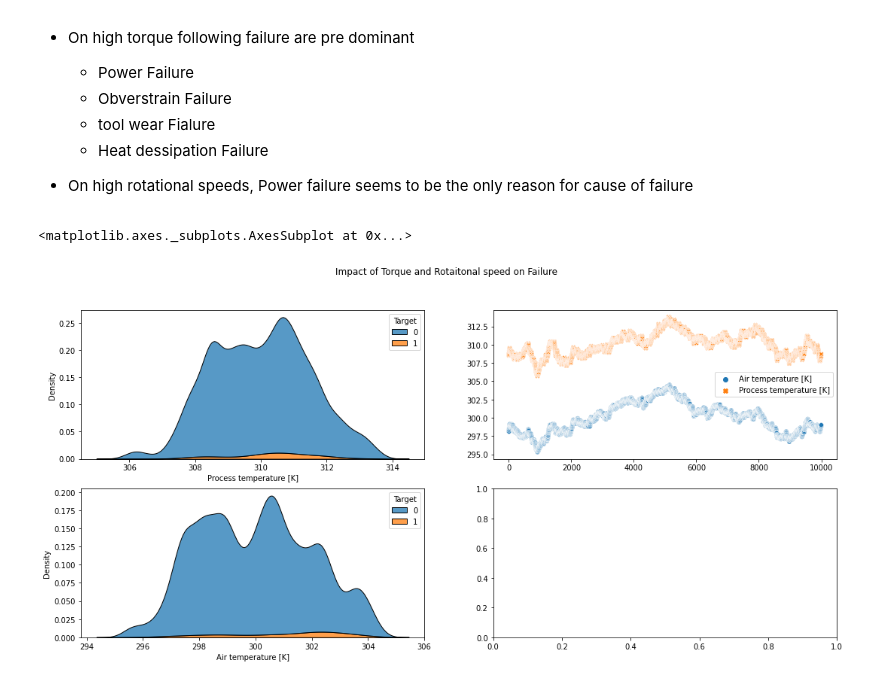
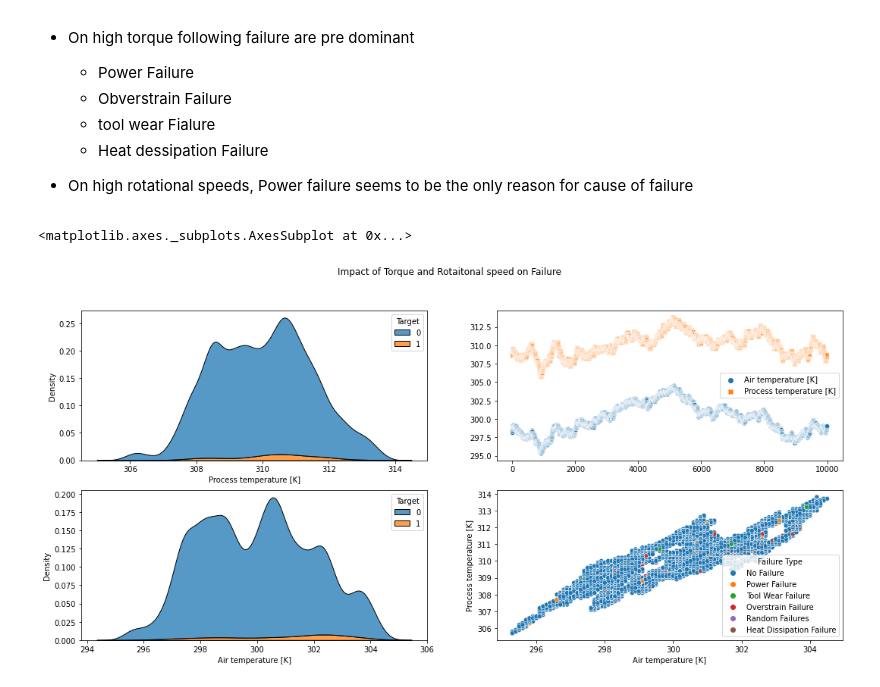
Before and after one commit to hargurjeet/MachineLearning, a Jupyter notebook: Predictive_Maintaince_Classification.ipynb, the cells around one changed output. Saved outputs shown, nothing was run; the diff lists cells and outputs as text; code cells hidden in the pictures.

```diff
--- a/Predictive_Maintaince_Classification.ipynb
+++ b/Predictive_Maintaince_Classification.ipynb
@@ -231,10 +231,11 @@ insights -
 # %%
 fig, axes = plt.subplots(2, 2, figsize=(18,8))
 fig.suptitle('Impact of Torque and Rotaitonal speed on Failure')
 
 sns.kdeplot(ax=axes[0,0], data=df_relevant_features, x='Process temperature [K]', hue='Target', multiple="stack")
 sns.scatterplot(ax=axes[0,1], data=df_relevant_features[['Air temperature [K]', 'Process temperature [K]']])
 sns.kdeplot(ax=axes[1,0], data=df_relevant_features, x='Air temperature [K]', hue='Target', multiple="stack")
+sns.scatterplot(ax=axes[1,1], data=df_relevant_features, x='Air temperature [K]', y='Process temperature [K]', hue='Failure Type')
 # %% [output]
 <matplotlib.axes._subplots.AxesSubplot at 0x...>
-[figure, old version]
+[figure, new version]
```
Also changed, not shown: parts of 4 cells of this notebook.
